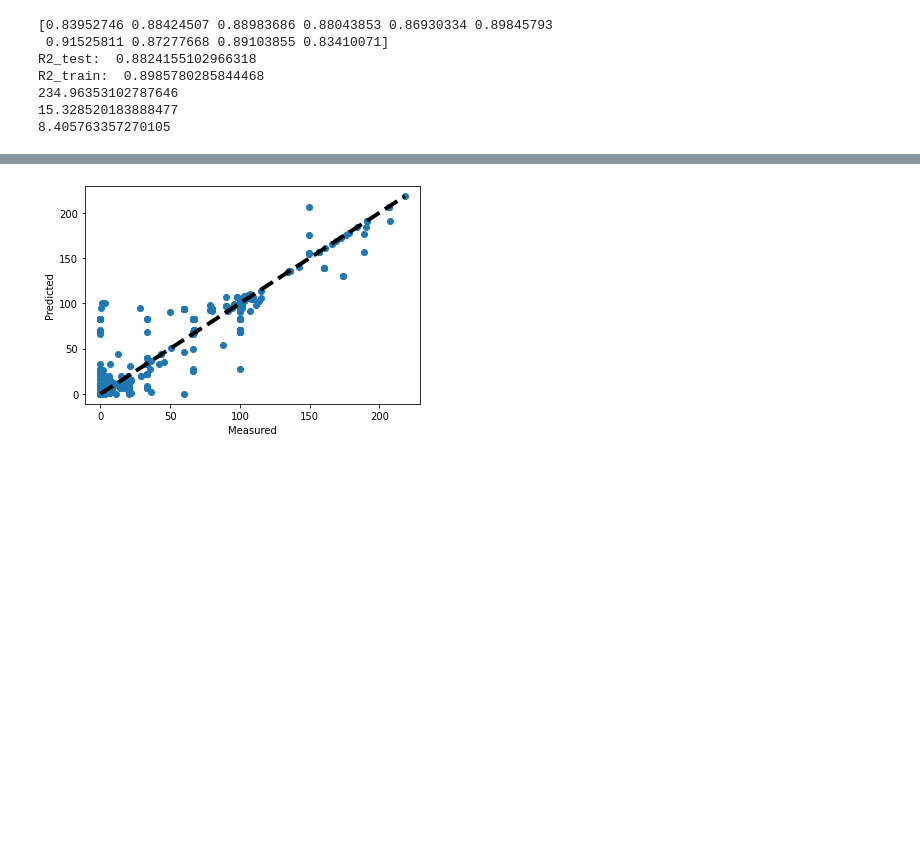
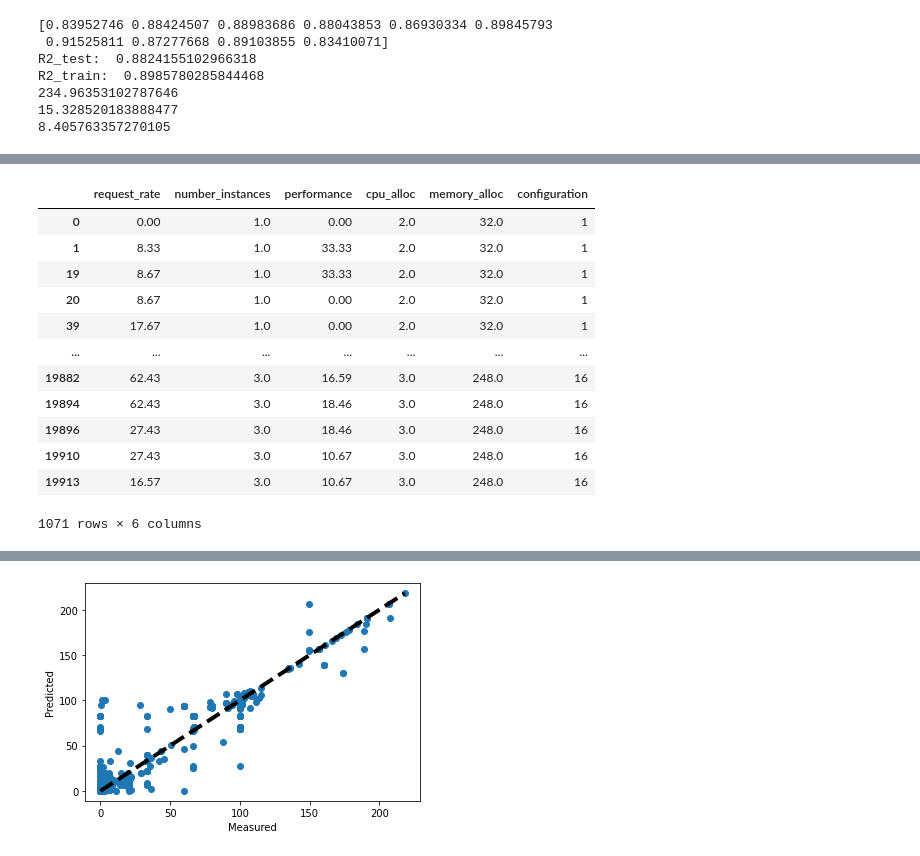
Before and after one commit to giorgosmarinos/Morphemic-performance-metric--prediction, a Jupyter notebook: experiments_notebooks/Performance-prediction-have-used-request-rate-in-the-model.ipynb, the cells around one changed output, grey strips where cells are left out. Drawn from its saved outputs; the diff is of its cells as text; code cells hidden in the pictures; blank space fills up the shorter version.

```diff
--- a/experiments_notebooks/Performance-prediction-have-used-request-rate-in-the-model.ipynb
+++ b/experiments_notebooks/Performance-prediction-have-used-request-rate-in-the-model.ipynb
@@ -433,0 +427,17 @@ R2_train:  0.8985780285844468
+# %%
+df_imp_3 = df_imp_3.drop_duplicates()
+df_imp_3
+# %% [output]
+|  | request_rate | number_instances | performance | cpu_alloc | memory_alloc | configuration |
+| 0 | 0.00 | 1.0 | 0.00 | 2.0 | 32.0 | 1 |
+| 1 | 8.33 | 1.0 | 33.33 | 2.0 | 32.0 | 1 |
+| 19 | 8.67 | 1.0 | 33.33 | 2.0 | 32.0 | 1 |
+| 20 | 8.67 | 1.0 | 0.00 | 2.0 | 32.0 | 1 |
+| 39 | 17.67 | 1.0 | 0.00 | 2.0 | 32.0 | 1 |
+| ... | ... | ... | ... | ... | ... | ... |
+| 19882 | 62.43 | 3.0 | 16.59 | 3.0 | 248.0 | 16 |
+| 19894 | 62.43 | 3.0 | 18.46 | 3.0 | 248.0 | 16 |
+| 19896 | 27.43 | 3.0 | 18.46 | 3.0 | 248.0 | 16 |
+| 19910 | 27.43 | 3.0 | 10.67 | 3.0 | 248.0 | 16 |
+| 19913 | 16.57 | 3.0 | 10.67 | 3.0 | 248.0 | 16 |
+1071 rows × 6 columns
```
Also changed, not shown: parts of 11 cells of this notebook.
